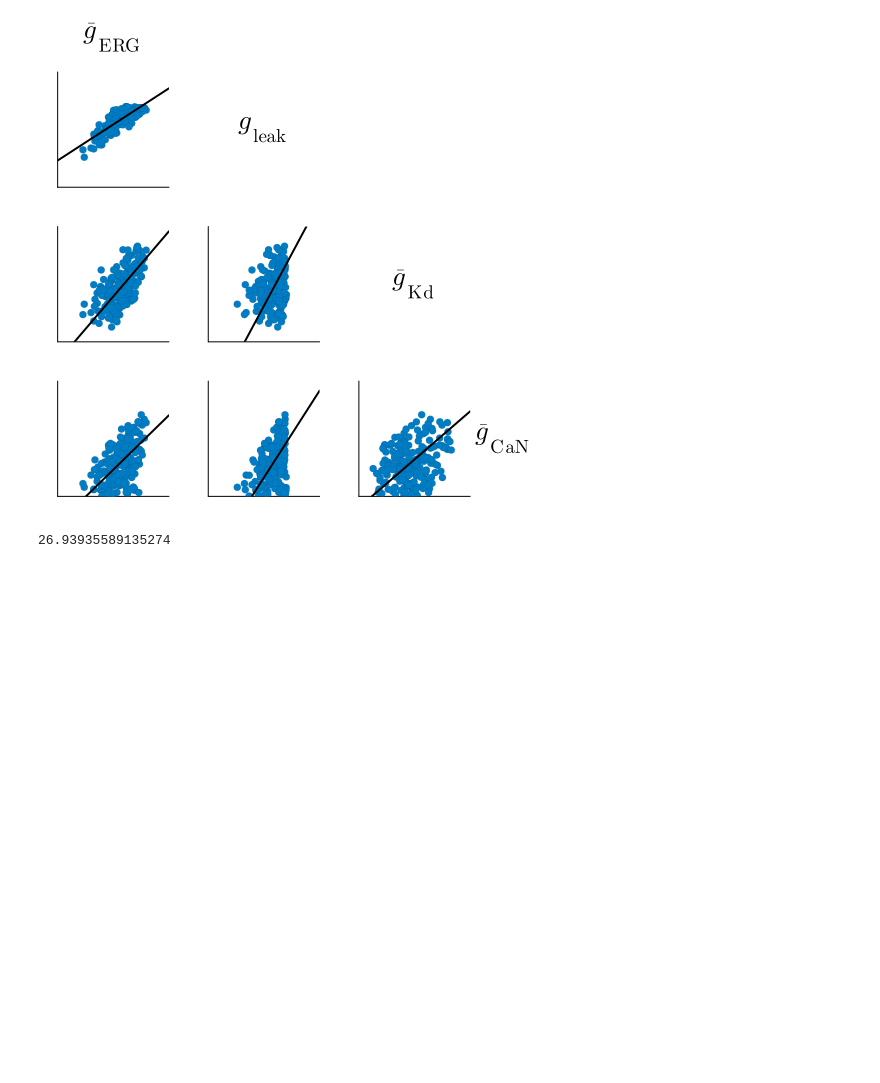
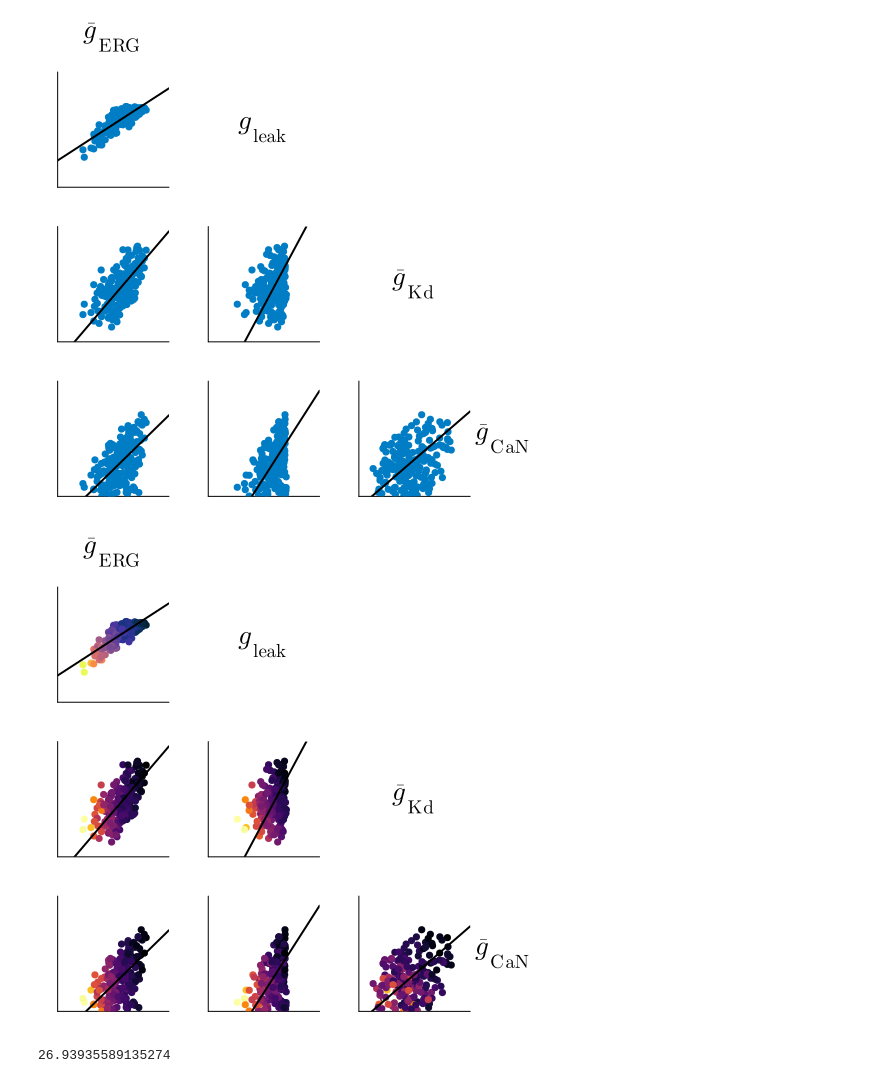
Before and after one commit to arthur-fyon/CORR_2022, a Jupyter notebook: DA/FYON_2022_DA_plots.ipynb, the cells around one changed output. Drawn from its saved outputs; the diff is of its cells as text; code cells hidden in the pictures; blank space fills up the shorter version.

```diff
--- a/DA/FYON_2022_DA_plots.ipynb
+++ b/DA/FYON_2022_DA_plots.ipynb
@@ -243,6 +243,14 @@ display(CC)
 # savefig(CC, "./figures/DA_MC_matrix3x3_PC1.pdf")
 # %% [output]
 [figure]
+# %%
+dir_val = eig(eig_MC_plot.values[end],  eig_MC_plot.vectors[best_four, :])
+CC = scatter_matrix3x3_zcolor(g_all_MC_wout_NMDA[:, best_four], maxs[best_four], Rin_spiking_MC, :none, names[best_four],
+                       flag=1, dir_val=dir_val, mean_vec=mean_MC[best_four], s1=1000)
+display(CC)
+# savefig(CC, "./figures/DA_MC_matrix3x3_PC1.pdf")
+# %% [output]
+[figure, added]
 # %%
 function angle_between_vectors(u, v)
     dot_prod = dot(u, v)
```
Also changed, not shown: parts of 5 cells of this notebook, 4 other files.
